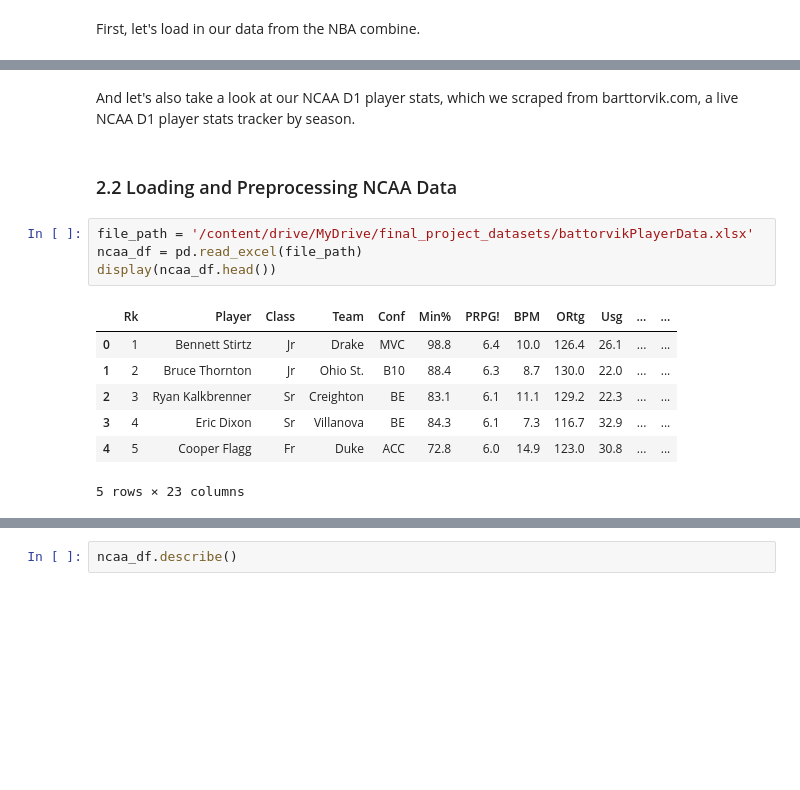
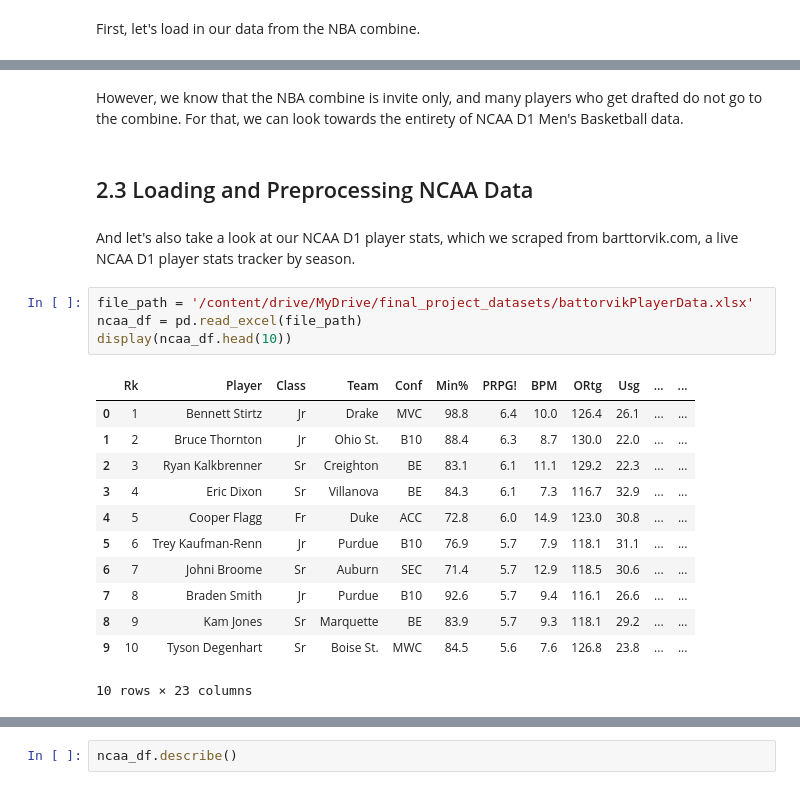
Before and after one commit to BennettHilck12/DraftEdge, a Jupyter notebook: DraftEdge.ipynb, the cells around one changed output, grey strips where cells are left out. Saved outputs shown, nothing was run; the diff lists cells and outputs as text; blank space fills up the shorter version.

```diff
--- a/DraftEdge.ipynb
+++ b/DraftEdge.ipynb
@@ -106,19 +138,26 @@ combine_df.describe()
 | 50% | 2012.000000 | 2.031470e+05 | 77.750000 | 79.000000 | 212.900000 | 82.750000 | 104.000000 | 6.700000 | ... |
 | 75% | 2018.000000 | 1.629014e+06 | 80.000000 | 81.250000 | 233.000000 | 85.250000 | 107.000000 | 8.600000 | ... |
 | max | 2023.000000 | 1.962937e+09 | 89.250000 | 91.000000 | 314.000000 | 98.250000 | 122.500000 | 21.000000 | ... |
+# %% [markdown]
+However, we know that the NBA combine is invite only, and many players who get drafted do not go to the combine. For that, we can look towards the entirety of NCAA D1 Men's Basketball data.
+# %% [markdown]
+## 2.3 Loading and Preprocessing NCAA Data
 # %% [markdown]
 And let's also take a look at our NCAA D1 player stats, which we scraped from barttorvik.com, a live NCAA D1 player stats tracker by season.
-# %% [markdown]
-### 2.2 Loading and Preprocessing NCAA Data
 # %%
 file_path = '/content/drive/MyDrive/final_project_datasets/battorvikPlayerData.xlsx'
 ncaa_df = pd.read_excel(file_path)
-display(ncaa_df.head())
+display(ncaa_df.head(10))
 # %% [output]
 |  | Rk | Player | Class | Team | Conf | Min% | PRPG! | BPM | ORtg | Usg | ... | ... |
 | 0 | 1 | Bennett Stirtz | Jr | Drake | MVC | 98.8 | 6.4 | 10.0 | 126.4 | 26.1 | ... | ... |
 | 1 | 2 | Bruce Thornton | Jr | Ohio St. | B10 | 88.4 | 6.3 | 8.7 | 130.0 | 22.0 | ... | ... |
 | 2 | 3 | Ryan Kalkbrenner | Sr | Creighton | BE | 83.1 | 6.1 | 11.1 | 129.2 | 22.3 | ... | ... |
 | 3 | 4 | Eric Dixon | Sr | Villanova | BE | 84.3 | 6.1 | 7.3 | 116.7 | 32.9 | ... | ... |
 | 4 | 5 | Cooper Flagg | Fr | Duke | ACC | 72.8 | 6.0 | 14.9 | 123.0 | 30.8 | ... | ... |
+| 5 | 6 | Trey Kaufman-Renn | Jr | Purdue | B10 | 76.9 | 5.7 | 7.9 | 118.1 | 31.1 | ... | ... |
+| 6 | 7 | Johni Broome | Sr | Auburn | SEC | 71.4 | 5.7 | 12.9 | 118.5 | 30.6 | ... | ... |
+| 7 | 8 | Braden Smith | Jr | Purdue | B10 | 92.6 | 5.7 | 9.4 | 116.1 | 26.6 | ... | ... |
+| 8 | 9 | Kam Jones | Sr | Marquette | BE | 83.9 | 5.7 | 9.3 | 118.1 | 29.2 | ... | ... |
+| 9 | 10 | Tyson Degenhart | Sr | Boise St. | MWC | 84.5 | 5.6 | 7.6 | 126.8 | 23.8 | ... | ... |
-5 rows × 23 columns
+10 rows × 23 columns
```
Also changed, not shown: parts of 19 cells of this notebook.
